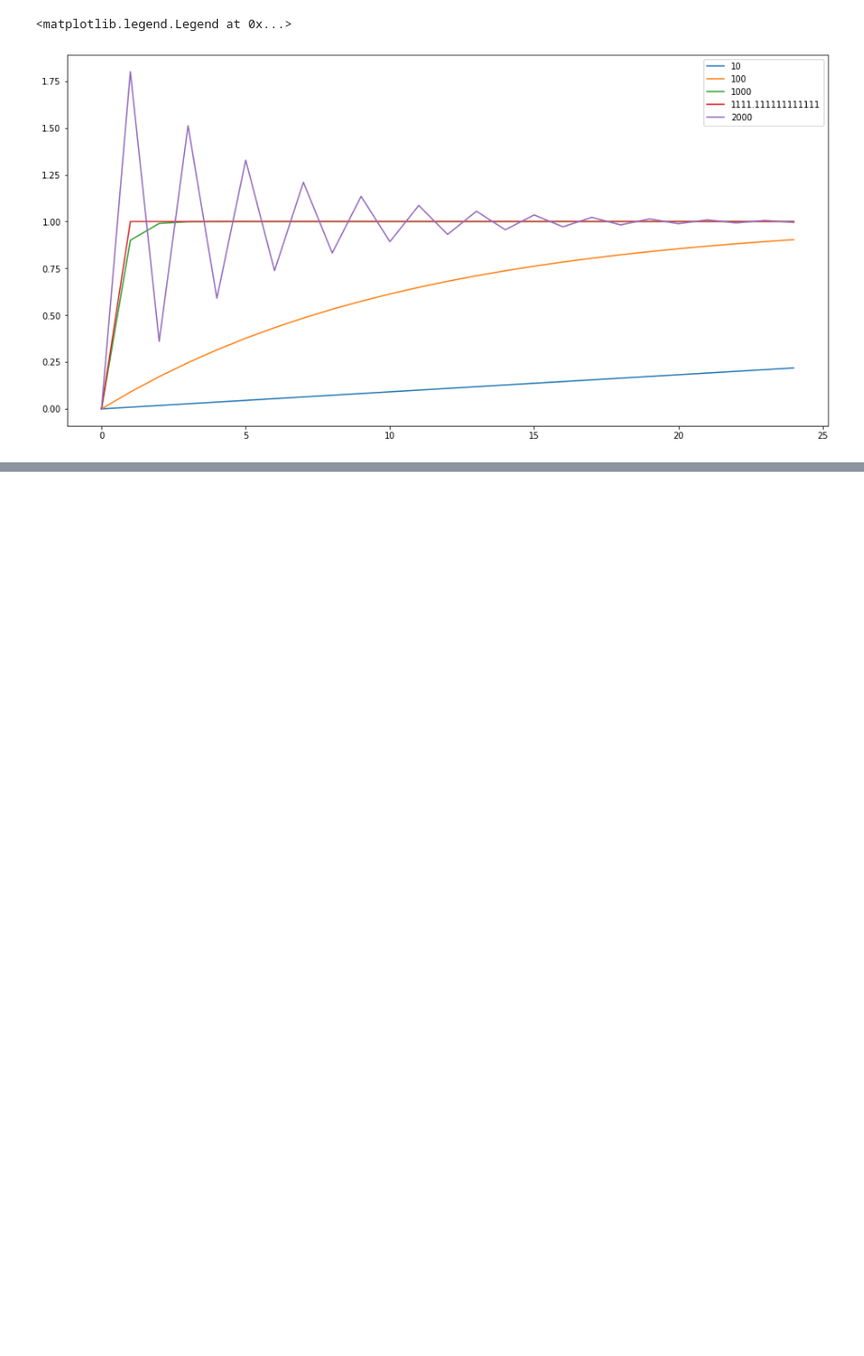
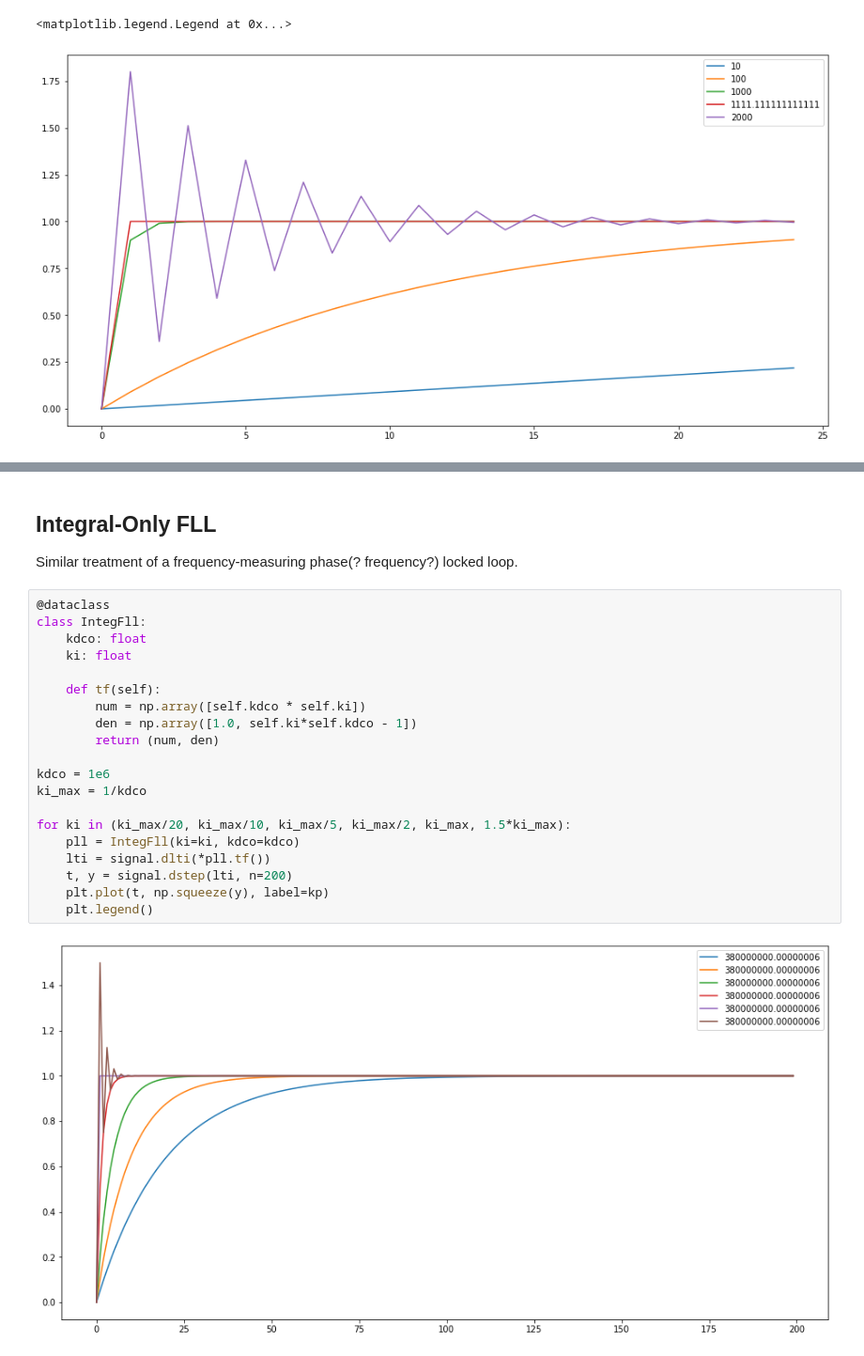
Before and after one commit to NotReallySynthPlls/NotReallySynthPlls, a Jupyter notebook: Canary/pll_pi_control.ipynb, the cells around one changed output, grey strips where cells are left out. Shown at 94% size. Cells and saved outputs as stored; diff of their text form; blank space fills up the shorter version.

```diff
--- a/Canary/pll_pi_control.ipynb
+++ b/Canary/pll_pi_control.ipynb
@@ -356,0 +398,26 @@ zplane(np.array([Kt*(Ki+Kp), -1*Kp*Kt]), np.array([1.0, 0.5*Kt*(Ki+Kp)-1, -0.5*K
+# %% [markdown]
+## Integral-Only FLL
+
+Similar treatment of a frequency-measuring phase(? frequency?) locked loop.
+# %%
+@dataclass
+class IntegFll:
+    kdco: float
+    ki: float
+
+    def tf(self):
+        num = np.array([self.kdco * self.ki])
+        den = np.array([1.0, self.ki*self.kdco - 1])
+        return (num, den)
+
+kdco = 1e6
+ki_max = 1/kdco
+
+for ki in (ki_max/20, ki_max/10, ki_max/5, ki_max/2, ki_max, 1.5*ki_max):
+    pll = IntegFll(ki=ki, kdco=kdco)
+    lti = signal.dlti(*pll.tf())
+    t, y = signal.dstep(lti, n=200)
+    plt.plot(t, np.squeeze(y), label=kp)
+    plt.legend()
+# %% [output]
+[figure, added]
```
Also changed, not shown: parts of 13 cells of this notebook, 13 other files.
